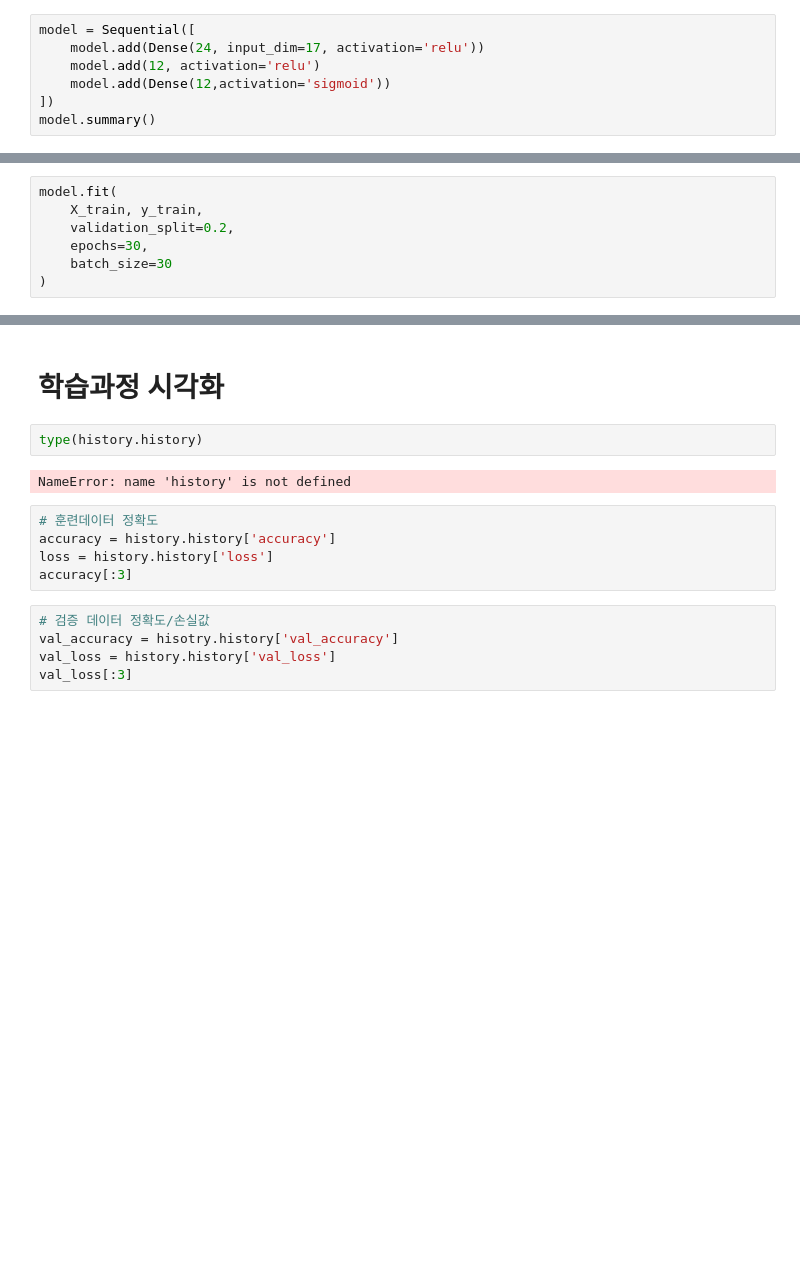
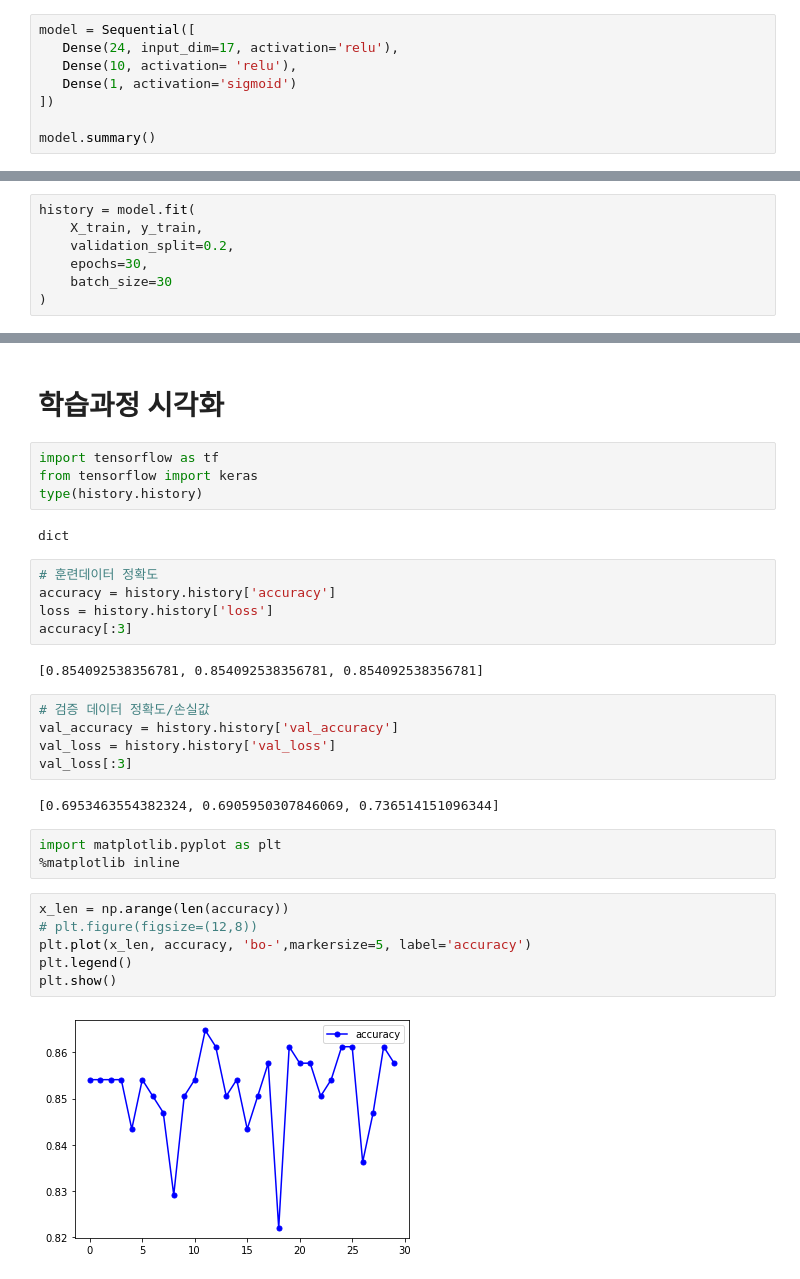
Before and after one commit to yisokim/DeepLearning, a Jupyter notebook: 02. tensorflow/02_Thoraric Surgery2.ipynb, the cells around one changed output, grey strips where cells are left out. Drawn from its saved outputs; the diff is of its cells as text; blank space fills up the shorter version.

```diff
--- a/02. tensorflow/02_Thoraric Surgery2.ipynb
+++ b/02. tensorflow/02_Thoraric Surgery2.ipynb
@@ -34,9 +34,10 @@ from tensorflow.keras.models import Sequential
 from tensorflow.keras.layers import Dense
 # %%
 model = Sequential([
-    model.add(Dense(24, input_dim=17, activation='relu'))
-    model.add(12, activation='relu')
-    model.add(Dense(12,activation='sigmoid'))
+   Dense(24, input_dim=17, activation='relu'),
+   Dense(10, activation= 'relu'),
+   Dense(1, activation='sigmoid')
 ])
+
 model.summary()
 # %% [output]
@@ -48,7 +62,7 @@ model.compile(
     metrics=['accuracy']
 )
 # %%
-model.fit(
+history = model.fit(
     X_train, y_train,
     validation_split=0.2,
     epochs=30,
@@ -59,16 +94,33 @@ model.evaluate(X_test, y_test)
 # %% [markdown]
 # 학습과정 시각화
-# %%
-type(history.history)
-# %% [output]
-NameError: name 'history' is not defined
+# %%
+import tensorflow as tf
+from tensorflow import keras
+type(history.history)
+# %% [output]
+dict
 # %%
 # 훈련데이터 정확도
 accuracy = history.history['accuracy']
 loss = history.history['loss']
 accuracy[:3]
+# %% [output]
+[0.854092538356781, 0.854092538356781, 0.854092538356781]
 # %%
 # 검증 데이터 정확도/손실값
-val_accuracy = hisotry.history['val_accuracy']
+val_accuracy = history.history['val_accuracy']
 val_loss = history.history['val_loss']
 val_loss[:3]
+# %% [output]
+[0.6953463554382324, 0.6905950307846069, 0.736514151096344]
+# %%
+import matplotlib.pyplot as plt
+%matplotlib inline
+# %%
+x_len = np.arange(len(accuracy))
+# plt.figure(figsize=(12,8))
+plt.plot(x_len, accuracy, 'bo-',markersize=5, label='accuracy')
+plt.legend()
+plt.show()
+# %% [output]
+[figure, added]
```
Also changed, not shown: parts of 4 cells of this notebook.
